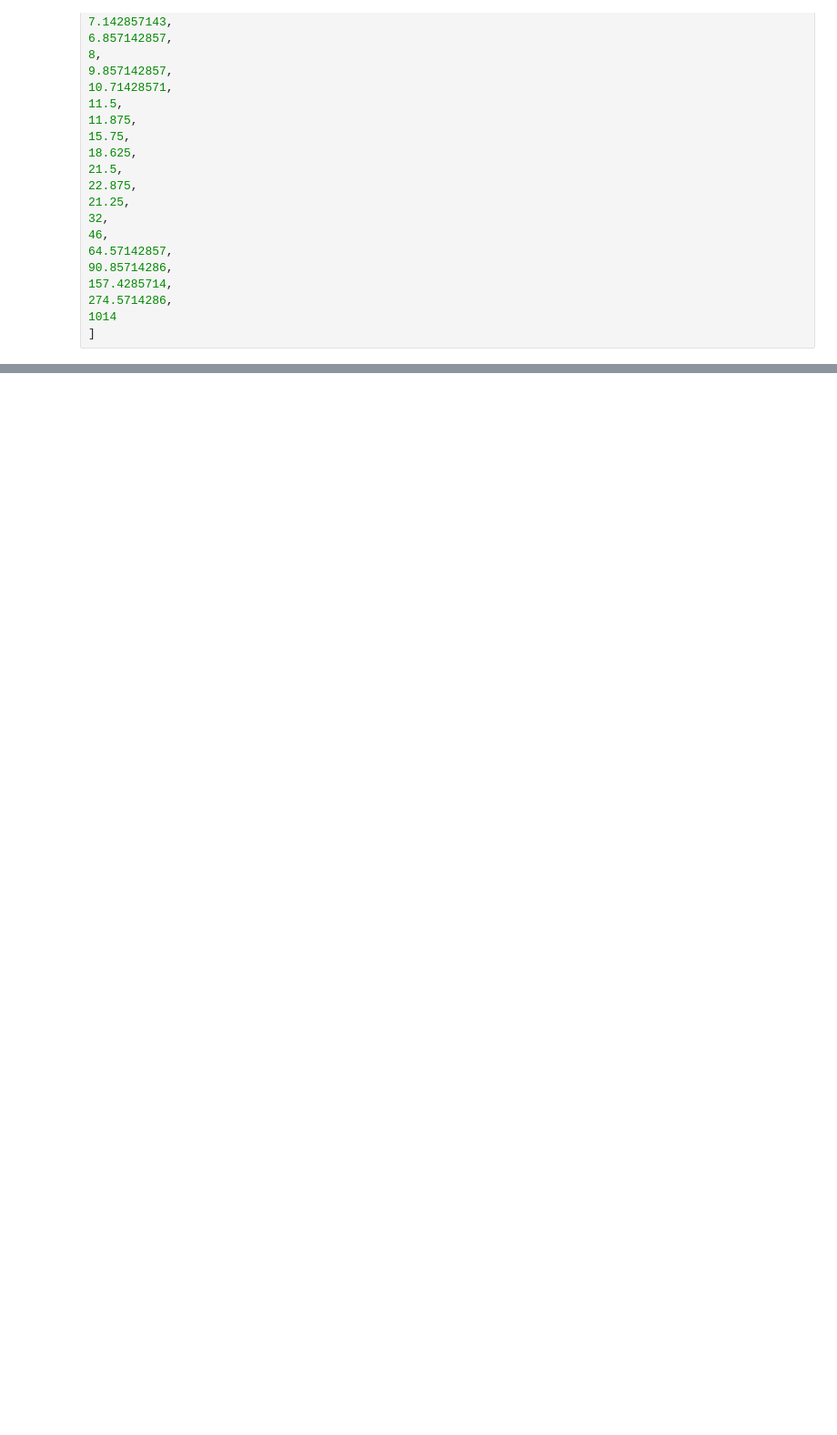
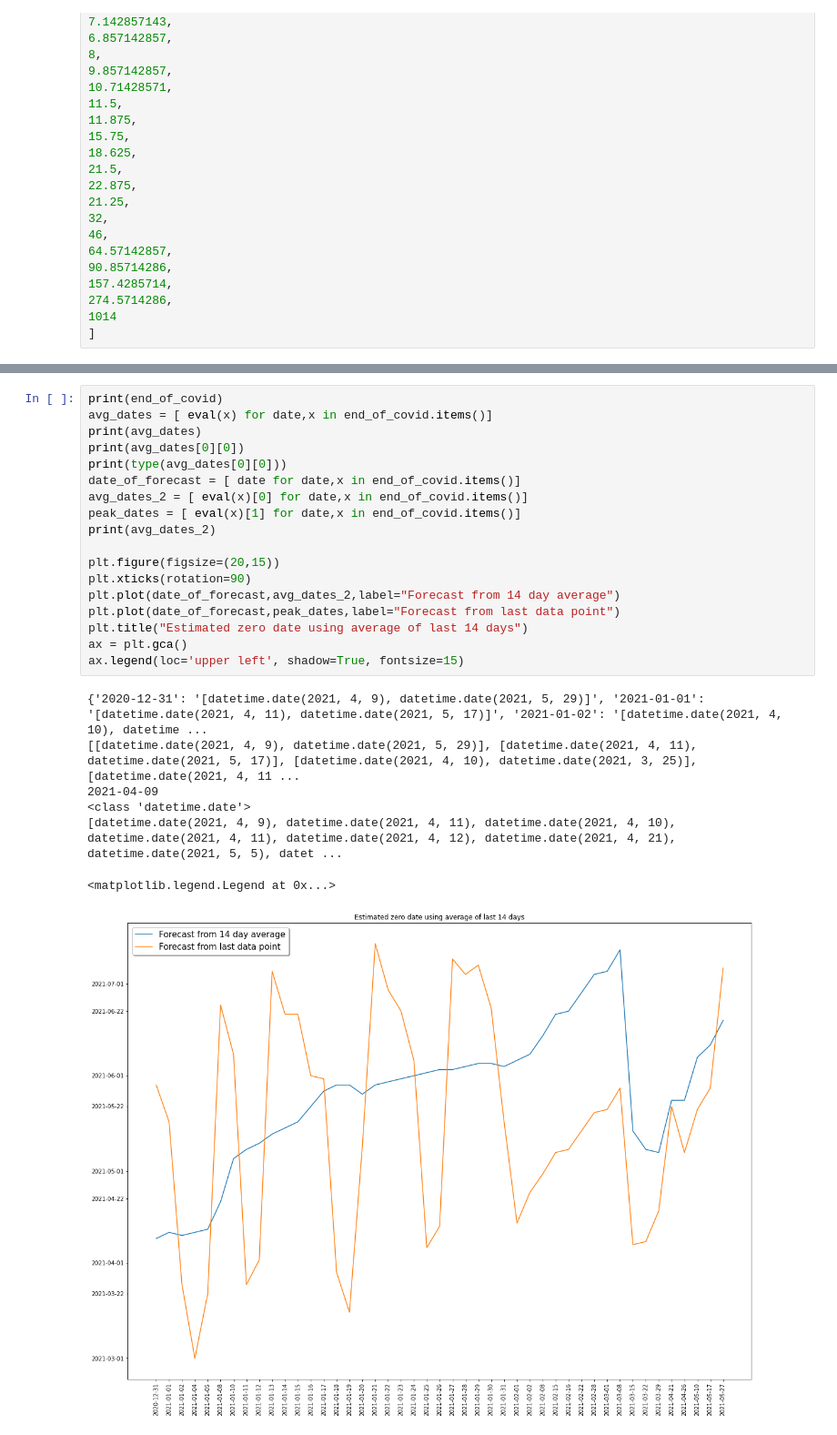
Before and after one commit to kootsoop/DSP.SE, a Jupyter notebook: Python/DeathRateComparisons.ipynb, the cells around one changed output, grey strips where cells are left out. Shown at 91% size. Cells and saved outputs as stored; diff of their text form; blank space fills up the shorter version.

```diff
--- a/Python/DeathRateComparisons.ipynb
+++ b/Python/DeathRateComparisons.ipynb
@@ -273,0 +298,26 @@ Updating file: forecasts_end_of_covid.txt
+# %%
+print(end_of_covid)
+avg_dates = [ eval(x) for date,x in end_of_covid.items()]
+print(avg_dates)
+print(avg_dates[0][0])
+print(type(avg_dates[0][0]))
+date_of_forecast = [ date for date,x in end_of_covid.items()]
+avg_dates_2 = [ eval(x)[0] for date,x in end_of_covid.items()]
+peak_dates = [ eval(x)[1] for date,x in end_of_covid.items()]
+print(avg_dates_2)
+
+plt.figure(figsize=(20,15))
+plt.xticks(rotation=90)
+plt.plot(date_of_forecast,avg_dates_2,label="Forecast from 14 day average")
+plt.plot(date_of_forecast,peak_dates,label="Forecast from last data point")
+plt.title("Estimated zero date using average of last 14 days")
+ax = plt.gca()
+ax.legend(loc='upper left', shadow=True, fontsize=15)
+# %% [output]
+{'2020-12-31': '[datetime.date(2021, 4, 9), datetime.date(2021, 5, 29)]', '2021-01-01': '[datetime.date(2021, 4, 11), datetime.date(2021, 5, 17)]', '2021-01-02': '[datetime.date(2021, 4, 10), datetime ...
+[[datetime.date(2021, 4, 9), datetime.date(2021, 5, 29)], [datetime.date(2021, 4, 11), datetime.date(2021, 5, 17)], [datetime.date(2021, 4, 10), datetime.date(2021, 3, 25)], [datetime.date(2021, 4, 11 ...
+2021-04-09
+<class 'datetime.date'>
+[datetime.date(2021, 4, 9), datetime.date(2021, 4, 11), datetime.date(2021, 4, 10), datetime.date(2021, 4, 11), datetime.date(2021, 4, 12), datetime.date(2021, 4, 21), datetime.date(2021, 5, 5), datet ...
+<matplotlib.legend.Legend at 0x...>
+[figure, added]
```
Also changed, not shown: parts of 3 cells of this notebook, 16 other files.
